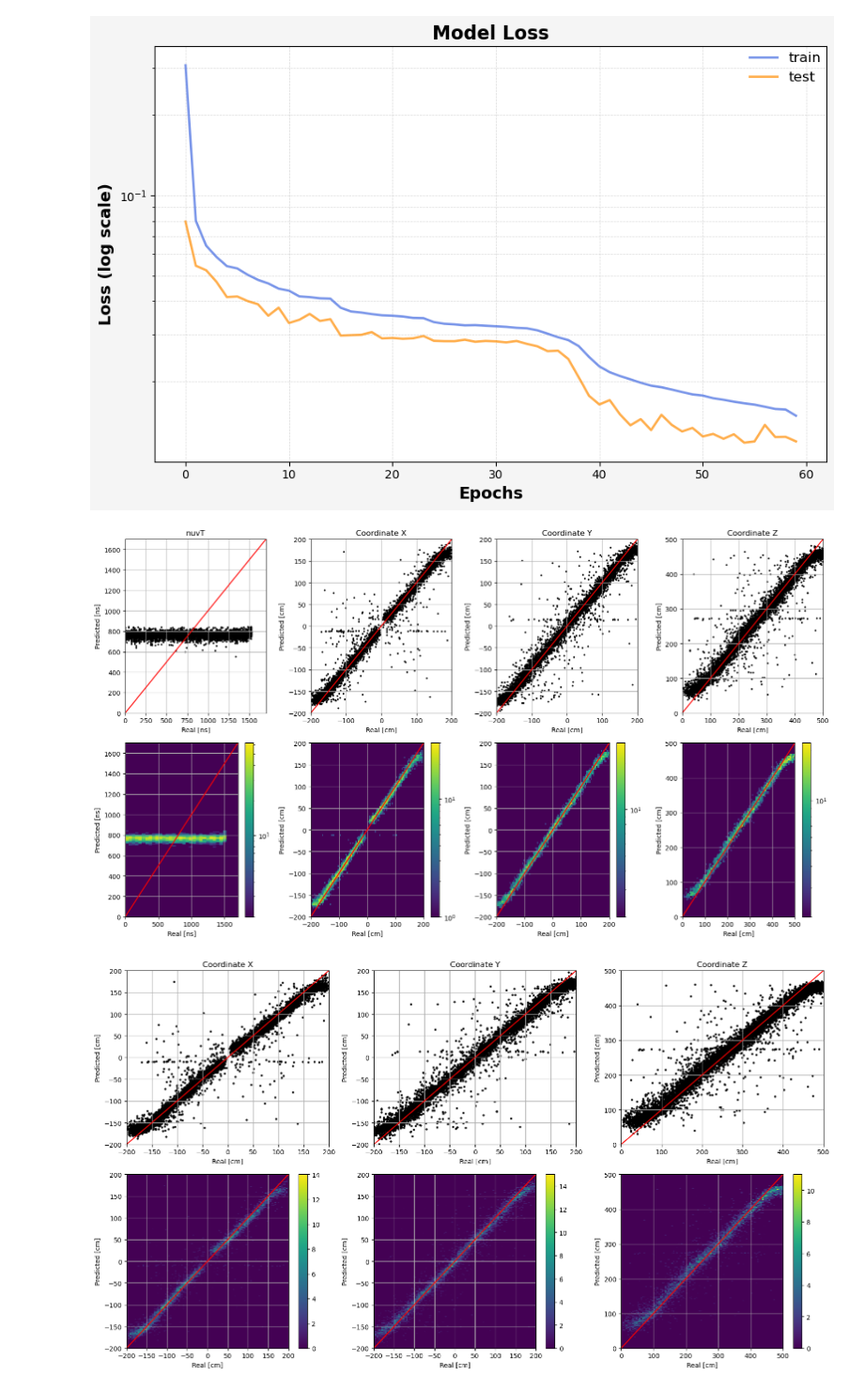
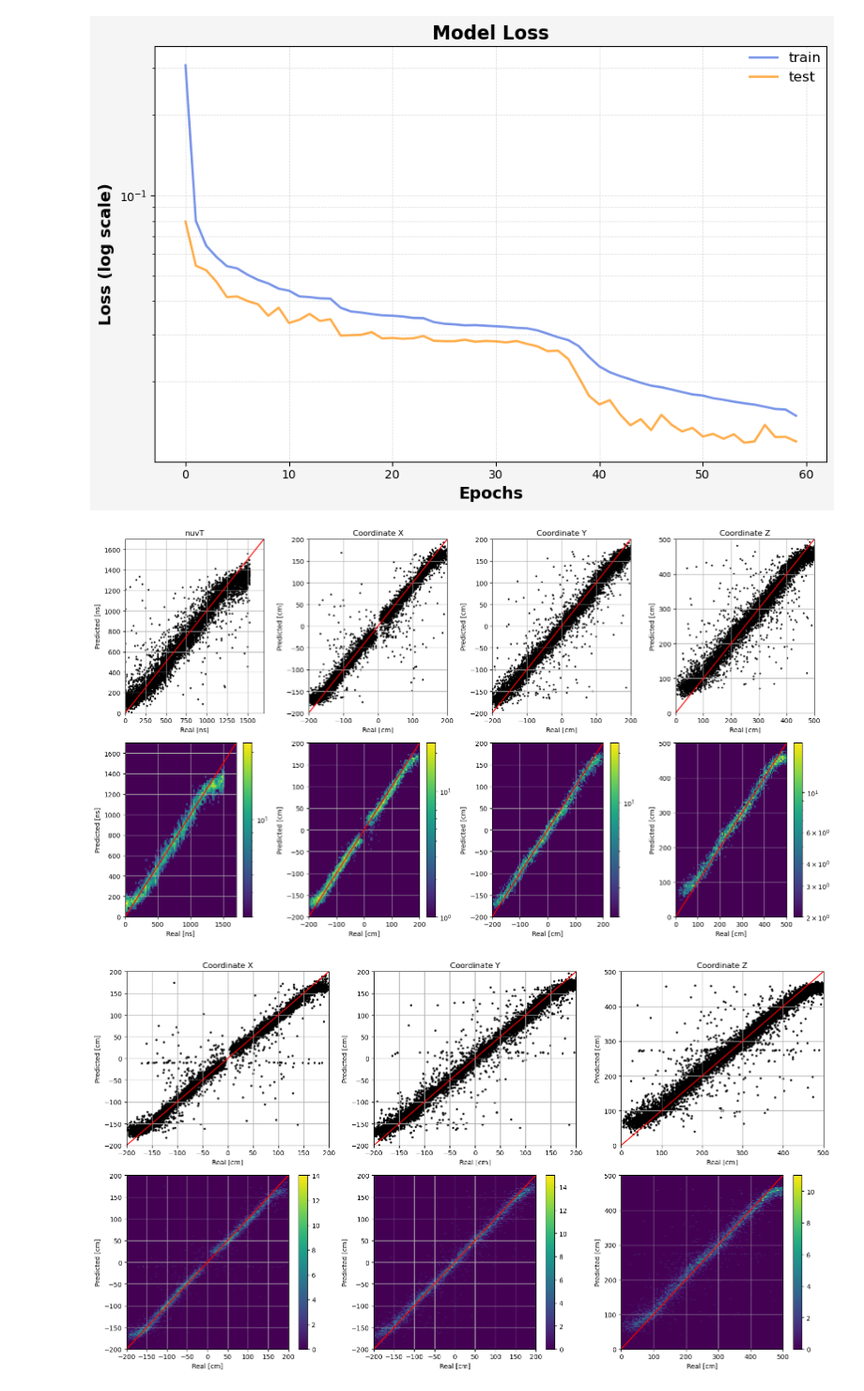
Before and after one commit to CIEMAT-Neutrino/AI_nuvT, a Jupyter notebook: 6_Regression_Ebaricenter_NN.ipynb, the cells around one changed output. Shown at 94% size. Cells and saved outputs as stored; diff of their text form; code cells hidden in the pictures.

```diff
--- a/6_Regression_Ebaricenter_NN.ipynb
+++ b/6_Regression_Ebaricenter_NN.ipynb
@@ -623,6 +641,6 @@ Trainable params: 6,324,260
 Non-trainable params: 960
 _________________________________________________________________
 # %%
-model_shap = create_cnn_model_relu(x_train, (3,3))
-model_shap.summary()
+model_shap_2 = create_cnn_model_shap(x_train, (3,3))
+model_shap_2.summary()
 # %% [output]
@@ -751,5 +691,5 @@ x_test shape: (10, 59, 70, 16)
 # %% [markdown]
 ### Training
 # %%
-y_pred_pe, history_pe= train_and_predict(model_pe, x_train_pe, y_train, x_test_pe, y_test, epochs=100, batch_size=16)
+y_pred, history= train_and_predict(model_shap_2, x_train, y_train, x_test, y_test, epochs=20, batch_size=16)
 # %% [output]
@@ -934,13 +942,13 @@ Cociente de los pesos last_pe_norm/ last_time_norm: 1.226707100868225
 ### Plots rendimiento modelo
 # %%
 # Initialize a copy of the scaled combined data
-y_pred_inverse= np.copy(y_pred_pe)
+y_pred_inverse= np.copy(y_pred)
 y_test_inverse= np.copy(y_test)
 
 # Inverse scaling for columns scaled to [0, 1]
-y_pred_inverse[:, columns_0_to_1] = scaler_0_1.inverse_transform(y_pred_pe[:, columns_0_to_1])
+y_pred_inverse[:, columns_0_to_1] = scaler_0_1.inverse_transform(y_pred[:, columns_0_to_1])
 y_test_inverse[:, columns_0_to_1] = scaler_0_1.inverse_transform(y_test[:, columns_0_to_1])
 
 # Inverse scaling for columns scaled to [-1, 1]
-y_pred_inverse[:, columns_minus1_to_1] = scaler_minus1_1.inverse_transform(y_pred_pe[:, columns_minus1_to_1])
+y_pred_inverse[:, columns_minus1_to_1] = scaler_minus1_1.inverse_transform(y_pred[:, columns_minus1_to_1])
 y_test_inverse[:, columns_minus1_to_1] = scaler_minus1_1.inverse_transform(y_test[:, columns_minus1_to_1])
@@ -954,6 +963,3 @@ print(y_test_inverse[:,0])
-# %%
-y_pred_inverse[:,0] = np.max(y_pred_inverse[:,0])- y_pred_inverse[:,0] + np.min(y_pred_inverse[:,0])
-y_test_inverse[:,0] = np.max(y_test_inverse[:,0]) - y_test_inverse[:,0] + np.min(y_test_inverse[:,0])
 # %%
 import matplotlib.pyplot as plt
 
@@ -1007,7 +1013,7 @@ axs[0,0].set_ylim([0,1700])
 axs[0,0].set_ylabel('Predicted [ns]')
 axs[0,0].set_xlabel('Real [ns]')
 
-im0 = axs[1,0].hist2d(y_test_inverse[:,0], y_pred_inverse[:,0].flatten(), bins=(30, 30), cmap='viridis', cmin=2, norm=mcolors.LogNorm())
+im0 = axs[1,0].hist2d(y_test_inverse[:,0], y_pred_inverse[:,0].flatten(), bins=(70, 70), cmap='viridis', cmin=2, norm=mcolors.LogNorm())
 fig.colorbar(im0[3], ax=axs[1,0])
 axs[1,0].grid()
 
@@ -1065,34 +1071,34 @@ axs[1,2].set_xlabel('Real [cm]')
 axs[1,2].set_facecolor('#440154')
 
 
 axs[0,3].scatter(y_test_inverse[:,3], y_pred_inverse[:,3], color="black",s=3)
 axs[0,3].grid()
 
 axs[0,3].plot([0,500],[0,500],color="r")
 axs[0,3].title.set_text('Coordinate Z')
 axs[0,3].set_xlim([0,500])
 axs[0,3].set_ylim([0,500])
 axs[0,3].set_ylabel('Predicted [cm]')
 axs[0,3].set_xlabel('Real [cm]')
 
 
 im3 = axs[1,3].hist2d(y_test_inverse[:,3], y_pred_inverse[:,3].flatten(), bins=(100, 100), cmap='viridis',cmin=2, cmax=30, norm=mcolors.LogNorm())
 fig.colorbar(im3[3], ax=axs[1,3])
 axs[1,3].grid()
 
 axs[1,3].set_xlim([0,500])
 axs[1,3].set_ylim([0,500])
 axs[1,3].plot([0,500],[0,500], 'r')
 axs[1,3].set_ylabel('Predicted [cm]')
 axs[1,3].set_xlabel('Real [cm]')
 axs[1,3].set_facecolor('#440154')
 
 fig.tight_layout()
 
 plt.show()
 #plt.savefig('/tmp/...', dpi=300)
 # %% [output]
-[figure, old version]
+[figure, new version]
 # %%
 fig, axs = plt.subplots(2,3,figsize=(16,9))
 
```
Also changed, not shown: parts of 15 cells of this notebook, 2 other files.
